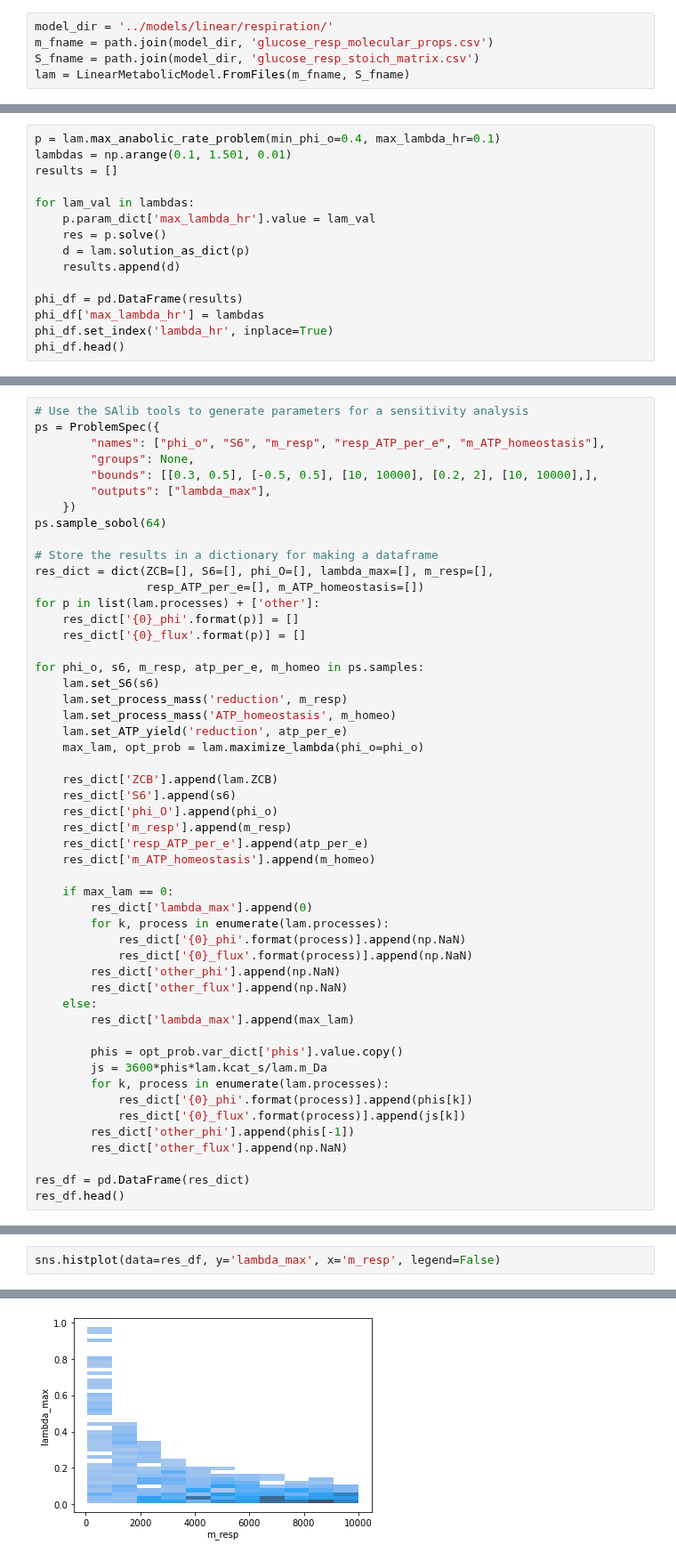
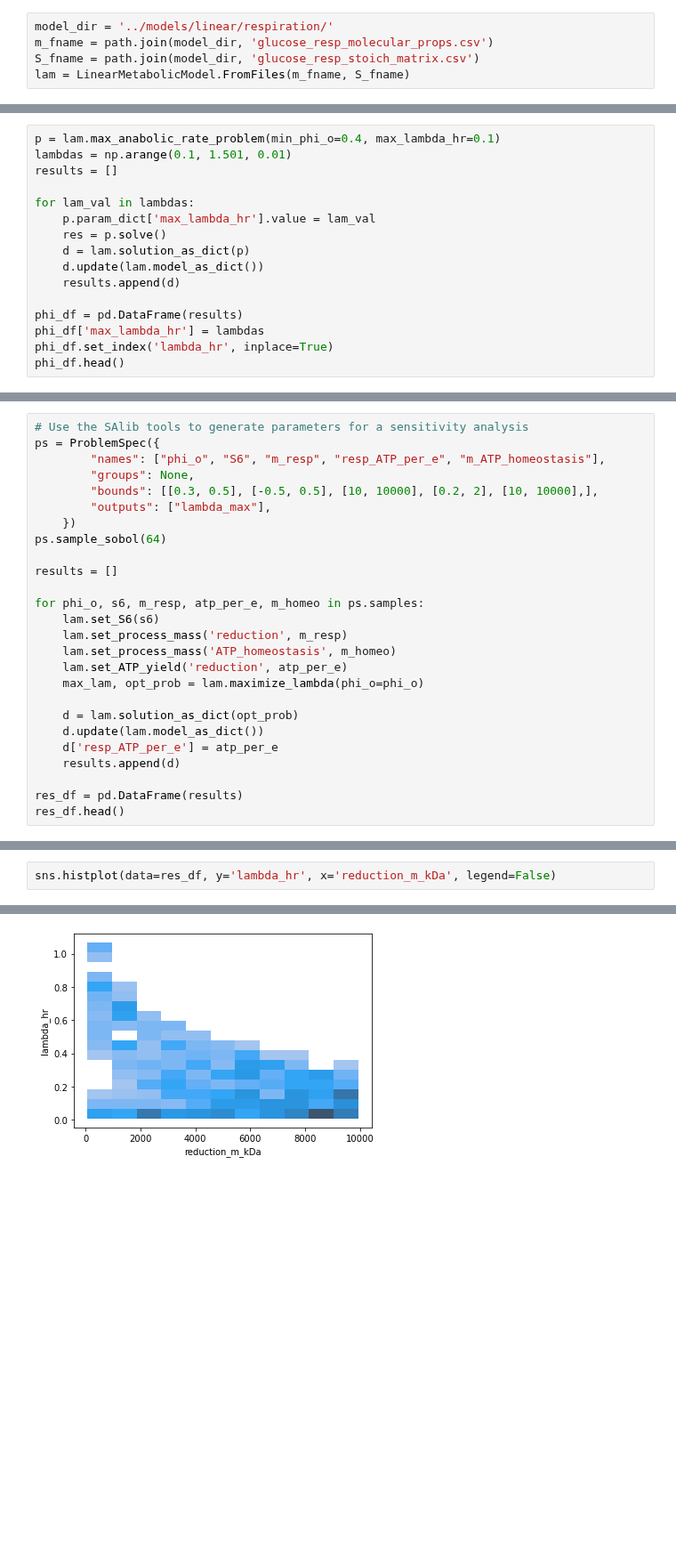
Before and after one commit to flamholz/redox-proteome, a Jupyter notebook: notebooks/LinearizedRespModel.ipynb, the cells around one changed output, grey strips where cells are left out. Shown at 89% size. Saved outputs shown, nothing was run; the diff lists cells and outputs as text; blank space fills up the shorter version.

```diff
--- a/notebooks/LinearizedRespModel.ipynb
+++ b/notebooks/LinearizedRespModel.ipynb
@@ -48,6 +48,7 @@ for lam_val in lambdas:
     p.param_dict['max_lambda_hr'].value = lam_val
     res = p.solve()
     d = lam.solution_as_dict(p)
+    d.update(lam.model_as_dict())
     results.append(d)
 
 phi_df = pd.DataFrame(results)
@@ -94,12 +110,7 @@ ps = ProblemSpec({
     })
 ps.sample_sobol(64)
 
-# Store the results in a dictionary for making a dataframe
-res_dict = dict(ZCB=[], S6=[], phi_O=[], lambda_max=[], m_resp=[],
-                resp_ATP_per_e=[], m_ATP_homeostasis=[])
-for p in list(lam.processes) + ['other']:
-    res_dict['{0}_phi'.format(p)] = []
-    res_dict['{0}_flux'.format(p)] = []
+results = []
 
 for phi_o, s6, m_resp, atp_per_e, m_homeo in ps.samples:
     lam.set_S6(s6)
@@ -108,32 +119,12 @@ for phi_o, s6, m_resp, atp_per_e, m_homeo in ps.samples:
     lam.set_ATP_yield('reduction', atp_per_e)
     max_lam, opt_prob = lam.maximize_lambda(phi_o=phi_o)
 
-    res_dict['ZCB'].append(lam.ZCB)
-    res_dict['S6'].append(s6)
-    res_dict['phi_O'].append(phi_o)
-    res_dict['m_resp'].append(m_resp)
-    res_dict['resp_ATP_per_e'].append(atp_per_e)
-    res_dict['m_ATP_homeostasis'].append(m_homeo)
+    d = lam.solution_as_dict(opt_prob)
+    d.update(lam.model_as_dict())
+    d['resp_ATP_per_e'] = atp_per_e
+    results.append(d)
 
-    if max_lam == 0:
-        res_dict['lambda_max'].append(0)
-        for k, process in enumerate(lam.processes):
-            res_dict['{0}_phi'.format(process)].append(np.NaN)
-            res_dict['{0}_flux'.format(process)].append(np.NaN)
-        res_dict['other_phi'].append(np.NaN)
-        res_dict['other_flux'].append(np.NaN)
-    else:
-        res_dict['lambda_max'].append(max_lam)
-
-        phis = opt_prob.var_dict['phis'].value.copy()
-        js = 3600*phis*lam.kcat_s/lam.m_Da
-        for k, process in enumerate(lam.processes):
-            res_dict['{0}_phi'.format(process)].append(phis[k])
-            res_dict['{0}_flux'.format(process)].append(js[k])
-        res_dict['other_phi'].append(phis[-1])
-        res_dict['other_flux'].append(np.NaN)
-
-res_df = pd.DataFrame(res_dict)
+res_df = pd.DataFrame(results)
 res_df.head()
 # %% [output]
   warnings.warn(dpp_error_msg)
@@ -171,5 +163,5 @@ m_ATP_homeostasis  0.001496  0.011320
  'num_vars': 5,
  'sample_scaled': True}
 # %%
-sns.histplot(data=res_df, y='lambda_max', x='m_resp', legend=False)
+sns.histplot(data=res_df, y='lambda_hr', x='reduction_m_kDa', legend=False)
 # %% [output]
@@ -177 +169 @@ sns.histplot(data=res_df, y='lambda_max', x='m_resp', legend=False)
-[figure, old version]
+[figure, new version]
```
Also changed, not shown: parts of 10 cells of this notebook.
